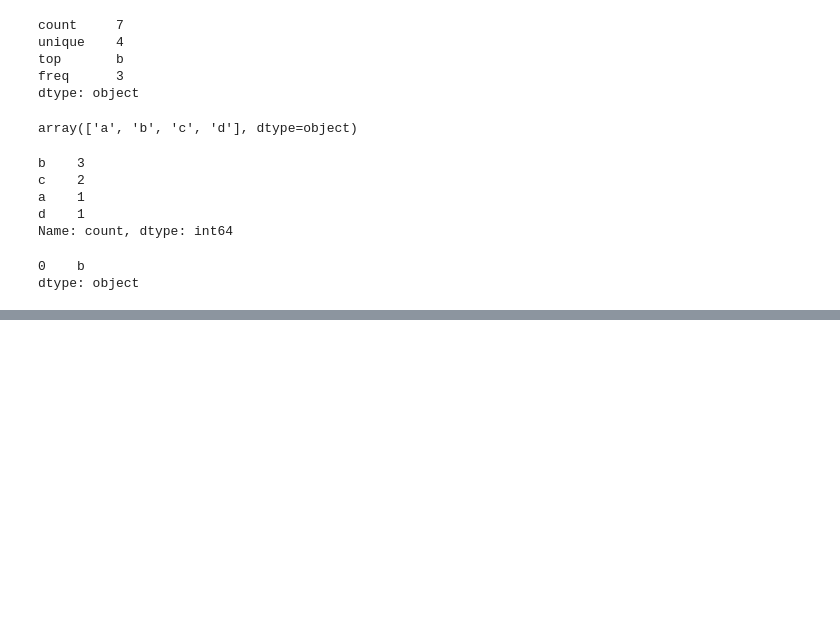
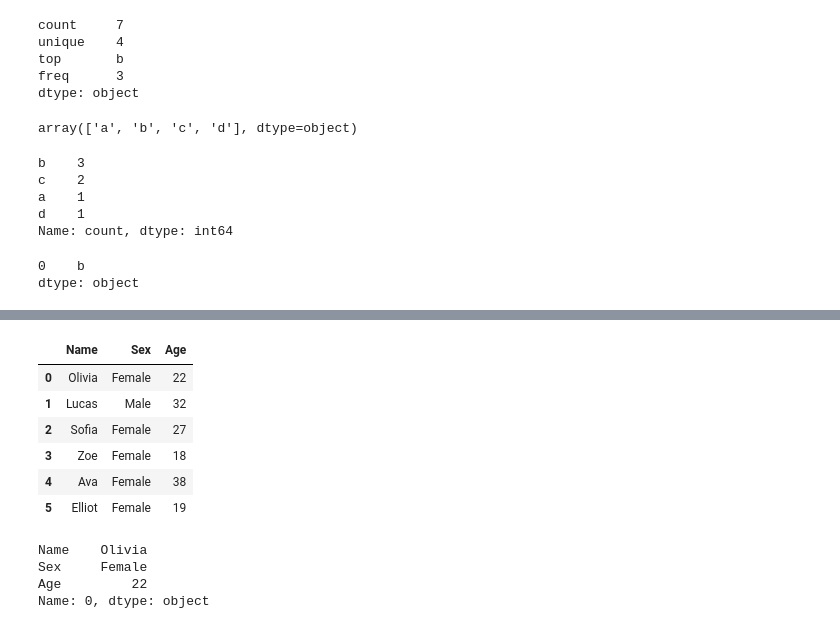
Before and after one commit to shhw09/ynu_BD, a Jupyter notebook: 2_2_Pandas/1_Series_DataFrame.ipynb, the cells around one changed output, grey strips where cells are left out. Drawn from its saved outputs; the diff is of its cells as text; code cells hidden in the pictures; blank space fills up the shorter version.

```diff
--- a/2_2_Pandas/1_Series_DataFrame.ipynb
+++ b/2_2_Pandas/1_Series_DataFrame.ipynb
@@ -272,0 +457,17 @@ dtype: object
+# %%
+df
+# %% [output]
+|  | Name | Sex | Age |
+| 0 | Olivia | Female | 22 |
+| 1 | Lucas | Male | 32 |
+| 2 | Sofia | Female | 27 |
+| 3 | Zoe | Female | 18 |
+| 4 | Ava | Female | 38 |
+| 5 | Elliot | Female | 19 |
+# %%
+df.iloc[0]
+# %% [output]
+Name    Olivia
+Sex     Female
+Age         22
+Name: 0, dtype: object
```
Also changed, not shown: parts of 25 cells of this notebook, 7 other files.
